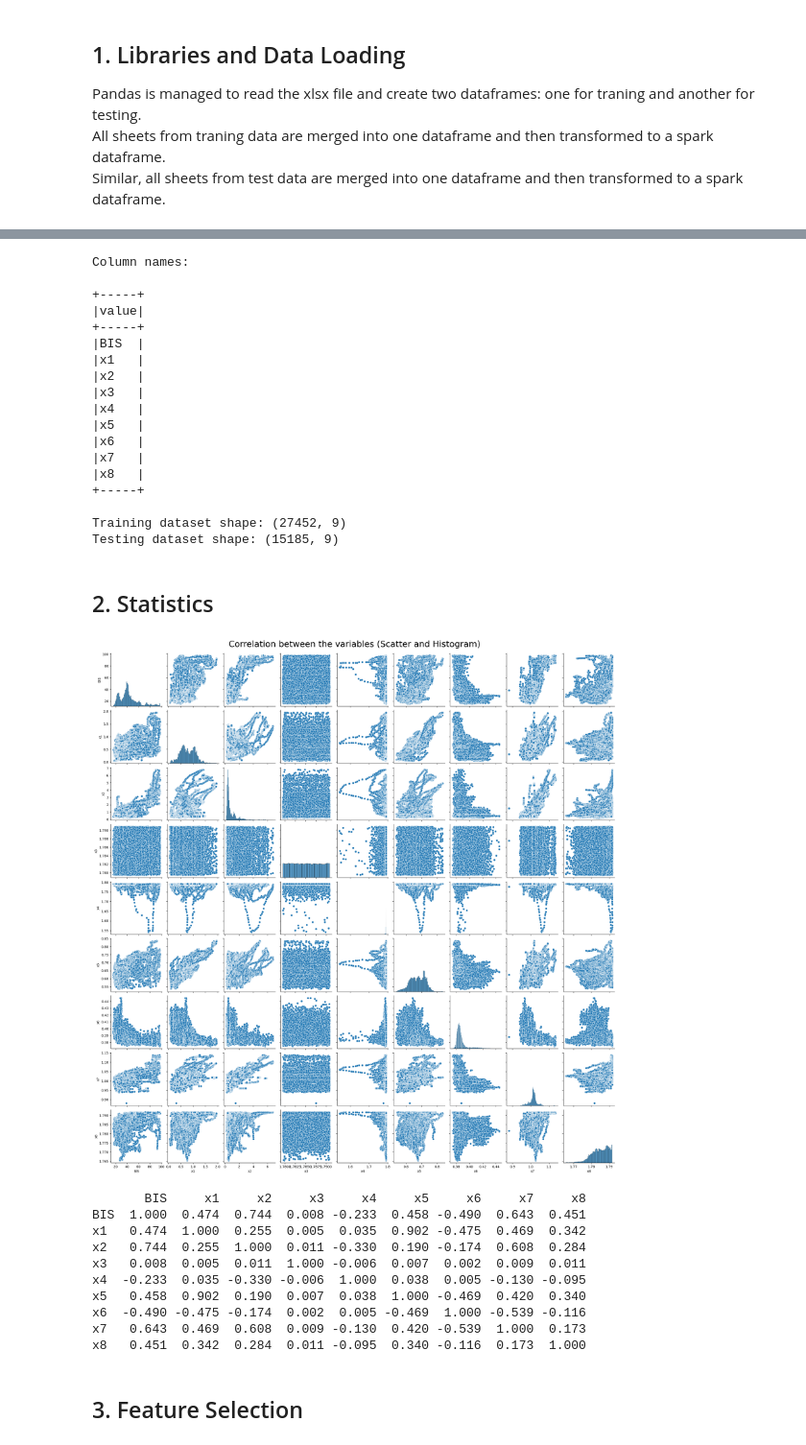
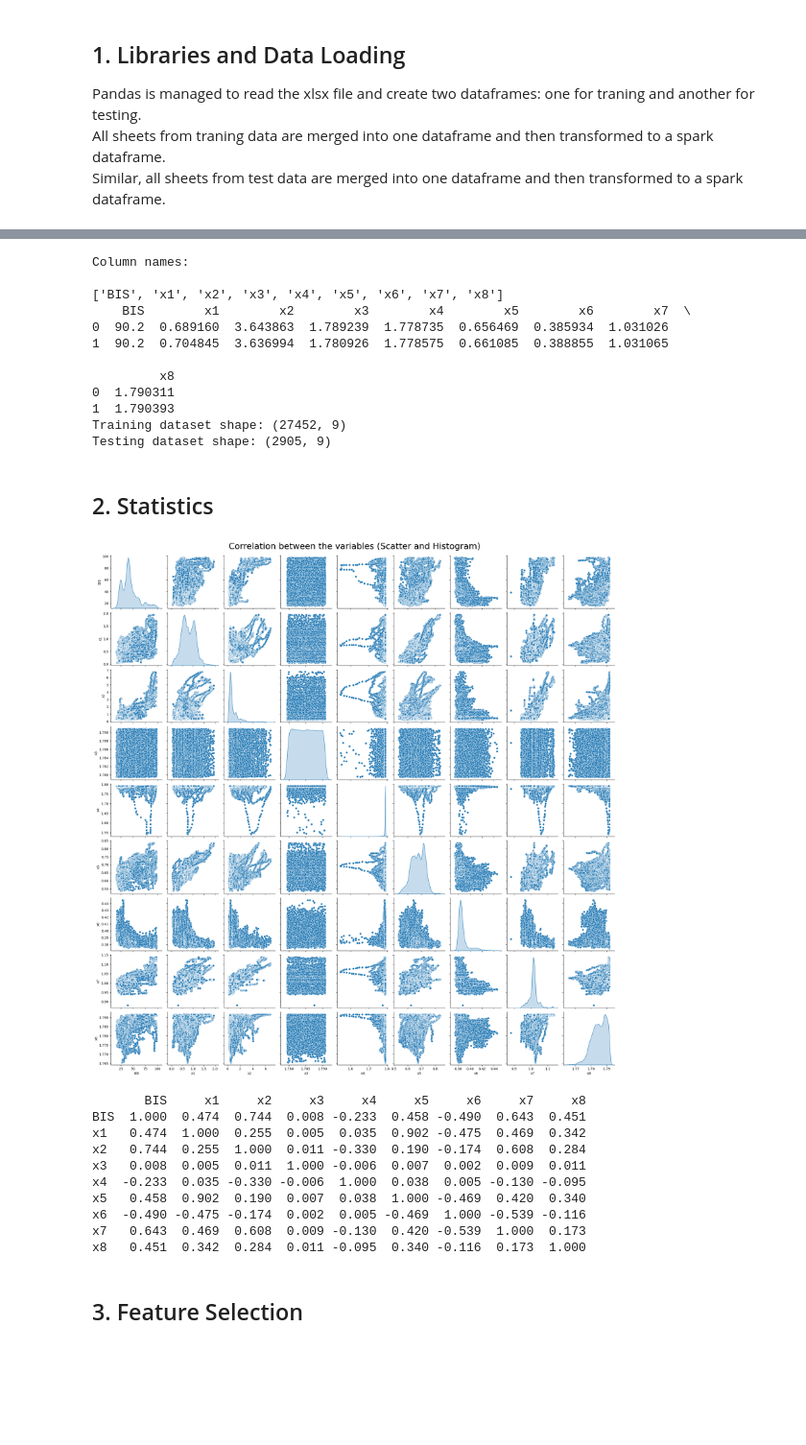
Before and after one commit to cshdev110/py_combination_simple_ML, a Jupyter notebook: combination_ML.ipynb, the cells around one changed output, grey strips where cells are left out. Shown at 96% size. Drawn from its saved outputs; the diff is of its cells as text; code cells hidden in the pictures; blank space fills up the shorter version.

Commit message:
No Pyspark. Working with pandas, sklearn, and scipy. Loop to perform stats on combine ML.

```diff
--- a/combination_ML.ipynb
+++ b/combination_ML.ipynb
@@ -31,75 +45,60 @@ import warnings
 # %%
-
 warnings.filterwarnings('ignore')
 
-# Creating a spark session
-spark = SparkSession.builder.appName('DoA').getOrCreate()
-
 # Loading XLSX file into Pandas to create one dataframe concatenating the sheets from Train-1 to Train-10
-df_pd = pandi.read_excel('./data/Project data set 1 (for reports 1 and 3) .xlsx', sheet_name=['Train-1', 'Train-2', 'Train-3', 'Train-4', 'Train-5', 'Train-6', 'Train-7', 'Train-8', 'Train-9', 'Train-10'])
-df_pd = pandi.concat(df_pd.values(), ignore_index=True)
-
-# Creating spark dataframe of training data
-df_training = spark.createDataFrame(df_pd)
+df_training = pandi.read_excel('./data/Project data set 1 (for reports 1 and 3) .xlsx', sheet_name=['Train-1', 'Train-2', 'Train-3', 'Train-4', 'Train-5', 'Train-6', 'Train-7', 'Train-8', 'Train-9', 'Train-10'])
+df_training = pandi.concat(df_training.values(), ignore_index=True)
 
 # Loading XLSX file into Pandas with the sheets from Test-1 to Test-5
-df_pd = pandi.read_excel('./data/Project data set 1 (for reports 1 and 3) .xlsx', sheet_name=['Test-1', 'Test-2', 'Test-3', 'Test-4', 'Test-5'])
-df_pd = pandi.concat(df_pd.values(), ignore_index=True)
-
-# Creating spark dataframe of testing data
-df_testing = spark.createDataFrame(df_pd)
+df_testing = pandi.read_excel('./data/Project data set 1 (for reports 1 and 3) .xlsx', sheet_name=['Test-1', 'Test-2', 'Test-3', 'Test-4', 'Test-5'])
+# df_testing = pandi.concat(df_testing.values(), ignore_index=True)
 
 # Printing Columns
 print('\nColumn names:\n')
-spark.createDataFrame(df_training.columns, 'string').show(len(df_training.columns), truncate=False)
-print(f'Training dataset shape: {df_training.toPandas().shape}')
-print(f'Testing dataset shape: {df_testing.toPandas().shape}')
+print(df_training.columns.tolist())
+print(df_training.head(2))
+print(f'Training dataset shape: {df_training.shape}')
+print(f'Testing dataset shape: {df_testing["Test-1"].shape}')
 # %% [output]
 Column names:
 
-+-----+
-|value|
-+-----+
-|BIS  |
-|x1   |
-|x2   |
-|x3   |
-|x4   |
-|x5   |
-|x6   |
-|x7   |
-|x8   |
-+-----+
+['BIS', 'x1', 'x2', 'x3', 'x4', 'x5', 'x6', 'x7', 'x8']
+    BIS        x1        x2        x3        x4        x5        x6        x7  \
+0  90.2  0.689160  3.643863  1.789239  1.778735  0.656469  0.385934  1.031026
+1  90.2  0.704845  3.636994  1.780926  1.778575  0.661085  0.388855  1.031065
 
+         x8
+0  1.790311
+1  1.790393
 Training dataset shape: (27452, 9)
-Testing dataset shape: (15185, 9)
+Testing dataset shape: (2905, 9)
 # %% [markdown]
 ## <a id="2">2. Statistics</a>
 # %%
 ## Generating basic statistics
-df_training.drop('BIS').toPandas().describe().round(3)
+df_training.drop('BIS', axis=1).describe().round(3)
 
 # Visual correlation between variables using parplot from seaborn
-seab.pairplot(df_training.toPandas())
+seab.pairplot(df_training, diag_kind='kde')
 plt.suptitle('Correlation between the variables (Scatter and Histogram)', fontsize=26, y=1.01)
 plt.show()
 
 ## Generating the Correlation Matrix (Pearson Coefficient)
-personCorrM = df_training.toPandas().corr(method='pearson').round(3)
+personCorrM = df_training.corr(method='pearson').round(3)
 print(personCorrM)
 
-heatmap_mask = numpi.triu(numpi.ones_like(df_training.toPandas().corr(method='pearson'), dtype=bool))
+heatmap_mask = numpi.triu(numpi.ones_like(df_training.corr(method='pearson'), dtype=bool))
 heatmap_mask_cm = personCorrM.mask(heatmap_mask)
 
 ploti_fig = ploti.imshow(heatmap_mask_cm,
                         color_continuous_scale='rdylgn',
                         text_auto=True,
                         width=700, height=700,
                         zmin=-1, zmax=1,
                         title='Correlation Matrix')
 ploti_fig.show()
 # %% [output]
-[figure, old version]
+[figure, new version]
        BIS     x1     x2     x3     x4     x5     x6     x7     x8
 BIS  1.000  0.474  0.744  0.008 -0.233  0.458 -0.490  0.643  0.451
 x1   0.474  1.000  0.255  0.005  0.035  0.902 -0.475  0.469  0.342
```
Also changed, not shown: parts of 11 cells of this notebook.
